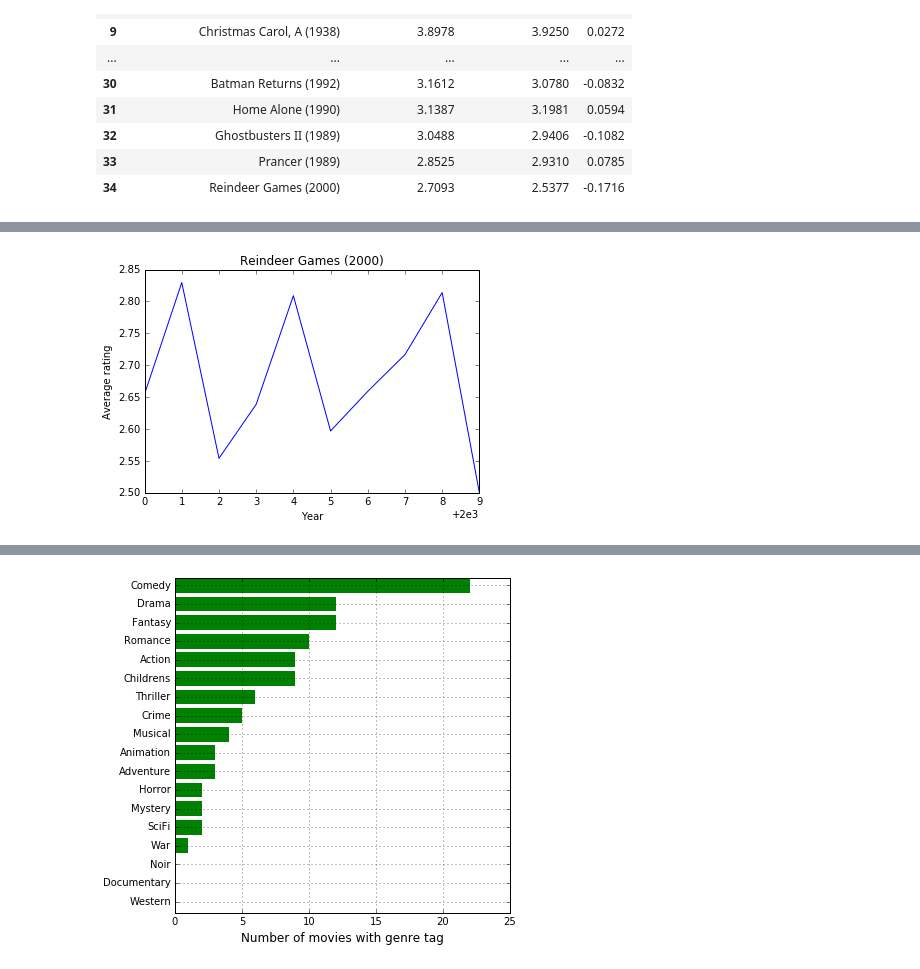
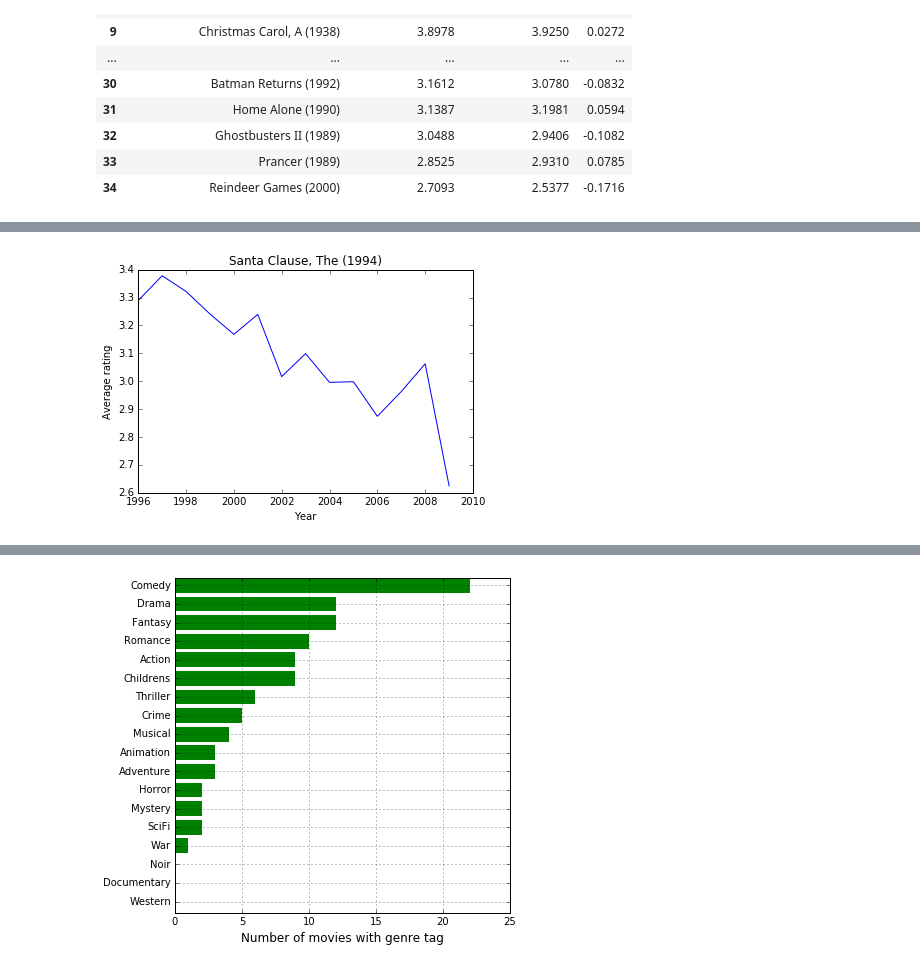
Before and after one commit to t-redactyl/MovieLens-analysis, a Jupyter notebook: Christmas movies scrapping.ipynb, the cells around one changed output, grey strips where cells are left out. Cells and saved outputs as stored; diff of their text form; code cells hidden in the pictures.

```diff
--- a/Christmas movies scrapping.ipynb
+++ b/Christmas movies scrapping.ipynb
@@ -329,5 +421,5 @@ plt.show()
 # %%
-num = 34
+num = 29
 year = df3['Year'].loc[df3['Title'] == df2['Title'][num]]
 rating = df3['AverageRating'].loc[df3['Title'] == df2['Title'][num]]
 
@@ -344,32 +436,32 @@ plt.show()
 ## A Christmas Story (0)
 ## It's a Wonderful Life (1)
 ## Brazil (2) - kind of, there is a drop at the end, consider excluding
 ## Die Hard (6)
 ## Love Actually (7)
 ## Holiday Inn (10)
 ## Miracle on 34th Street (13)
 ## Lethal Weapon (15)
 
 # Growing favourites
 ## Die Hard (6)
 ## Trading Places (11)
 ## Edward Scissorhands (14)
 ## The Nightmare Before Christmas (16)
 ## Scrooged (23)
 ## Die Hard 2 (25) - kind of
 
 # Losing popularity
 ## A Christmas Carol (9)
 ## White Christmas (12)
 ## Bad Santa (17)
 ## Elf (20)
 ## While You Were Sleeping (22)
 ## Polar Express (27)
 ## The Santa Clause (29)
 
-# Always bad
+# Consistently mediocre
 ## Home Alone (31)
 ## Prancer (33)
 ## Reindeer Games (34)
 # %% [output]
-[figure, old version]
+[figure, new version]
```
Also changed, not shown: parts of 4 cells of this notebook.
